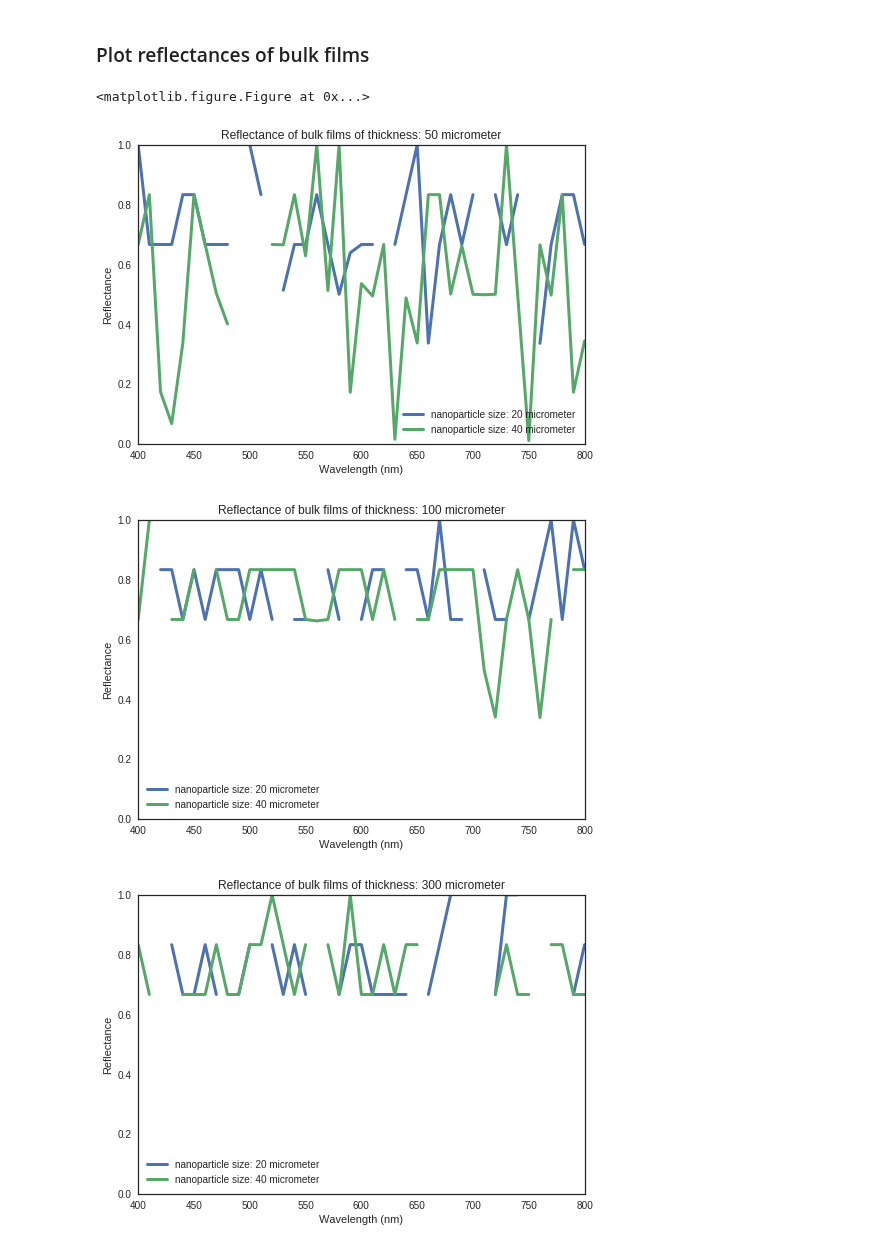
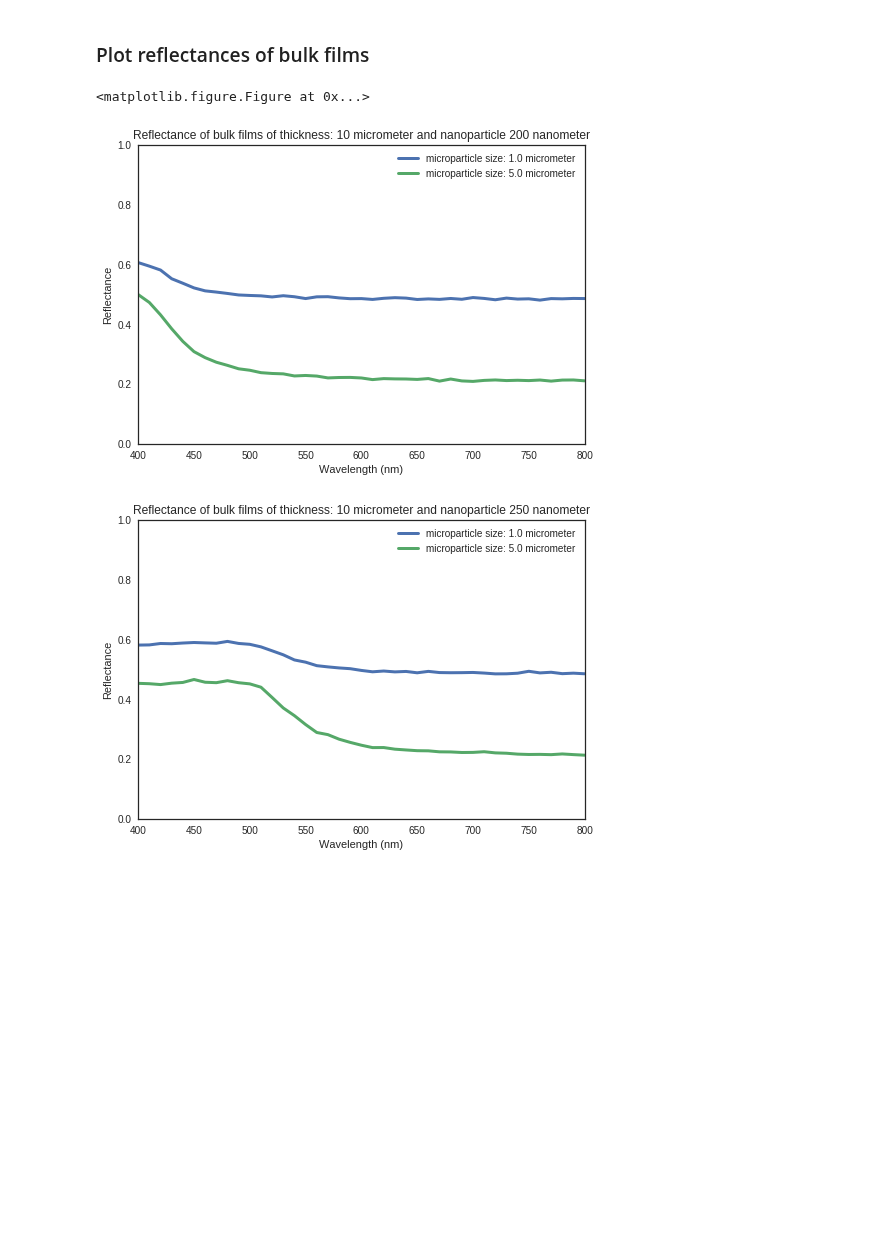
Before and after one commit to manoharan-lab/structural-color, a Jupyter notebook: combined_params_bulk_montecarlo.ipynb, the cells around one changed output. Saved outputs shown, nothing was run; the diff lists cells and outputs as text; code cells hidden in the pictures; blank space fills up the shorter version.

Commit message:
fixed some typos and added another loop for particle size

```diff
--- a/combined_params_bulk_montecarlo.ipynb
+++ b/combined_params_bulk_montecarlo.ipynb
@@ -104,15 +104,16 @@ microsphere size: 20 micrometer
 # %% [markdown]
 ### Plot reflectance for single microspheres
 # %%
-plt.figure()
-for j in range(microsphere_radius.size):
-    plt.plot(wavelengths, reflectance_microsphere[j,:], linewidth = 3, label = str(microsphere_radius[j]))
+for k in range(nanosphere_radius.size):
+    plt.figure()
+    plt.title('Reflectance of single microspheres for nanosparticles ' + str(2*nanosphere_radius[k]))
+    for j in range(microsphere_radius.size):
+        plt.plot(wavelengths, reflectance_microsphere[k,j,:], linewidth = 3, label = str(2*microsphere_radius[j]))
 
-plt.legend()
-plt.ylim([0,1])
-plt.xlim([400,800])
-plt.xlabel('Wavelength (nm)')
-plt.title('Reflectance of single microspheres')
-plt.ylabel('Reflectance')
-#plt.savefig('bulk_figs/reflectance_1sphere.pdf')
+    plt.legend()
+    plt.ylim([0,1])
+    plt.xlim([400,800])
+    plt.xlabel('Wavelength (nm)')
+    plt.ylabel('Reflectance')
+    plt.savefig('bulk_figs/reflectance_1sphere_particle' + str(2*nanosphere_radius[k].magnitude) + '.pdf')
 # %% [output]
@@ -183,20 +178,20 @@ microsphere size: 40 micrometer
 ### Plot reflectances of bulk films
 # %%
 plt.figure()
-for k in range(thickness_bulk.size):
-    plt.figure()
-    for j in range(microsphere_radius.size):
-        plt.plot(wavelengths, reflectance_bulk[k,j,:], linewidth = 3, label = 'nanoparticle size: '+ str(2*microsphere_radius[j]))
+for l in range(nanosphere_radius.size):
+    for k in range(thickness_bulk.size):
+        plt.figure()
+        for j in range(microsphere_radius.size):
+            plt.plot(wavelengths, reflectance_bulk[k, l ,j,:], linewidth = 3, label = 'microparticle size: '+ str(2*microsphere_radius[j]))
 
-    plt.legend()
-    plt.ylim([0,1])
-    plt.xlim([400,800])
-    plt.xlabel('Wavelength (nm)')
-    plt.ylabel('Reflectance')
-    plt.title('Reflectance of bulk films of thickness: ' + str(thickness_bulk[k]))
-    #plt.savefig('bulk_figs/reflectance_bulk_' + str(thickness[k].magnitude) + '.pdf')
+        plt.legend()
+        plt.ylim([0,1])
+        plt.xlim([400,800])
+        plt.xlabel('Wavelength (nm)')
+        plt.ylabel('Reflectance')
+        plt.title('Reflectance of bulk films of thickness: ' + str(thickness_bulk[k]) + ' and nanoparticle ' + str(2*nanosphere_radius[l]))
+        plt.savefig('bulk_figs/reflectance_bulk_' + str(thickness_bulk[k].magnitude) + '_' + str(2*nanosphere_radius[l]) + 'particle.pdf')
 # %% [output]
 <matplotlib.figure.Figure at 0x...>
-[figure, old version]
+[figure, new version]
-[figure, old version]
+[figure, new version]
-[figure, removed]
```
Also changed, not shown: parts of 5 cells of this notebook.
